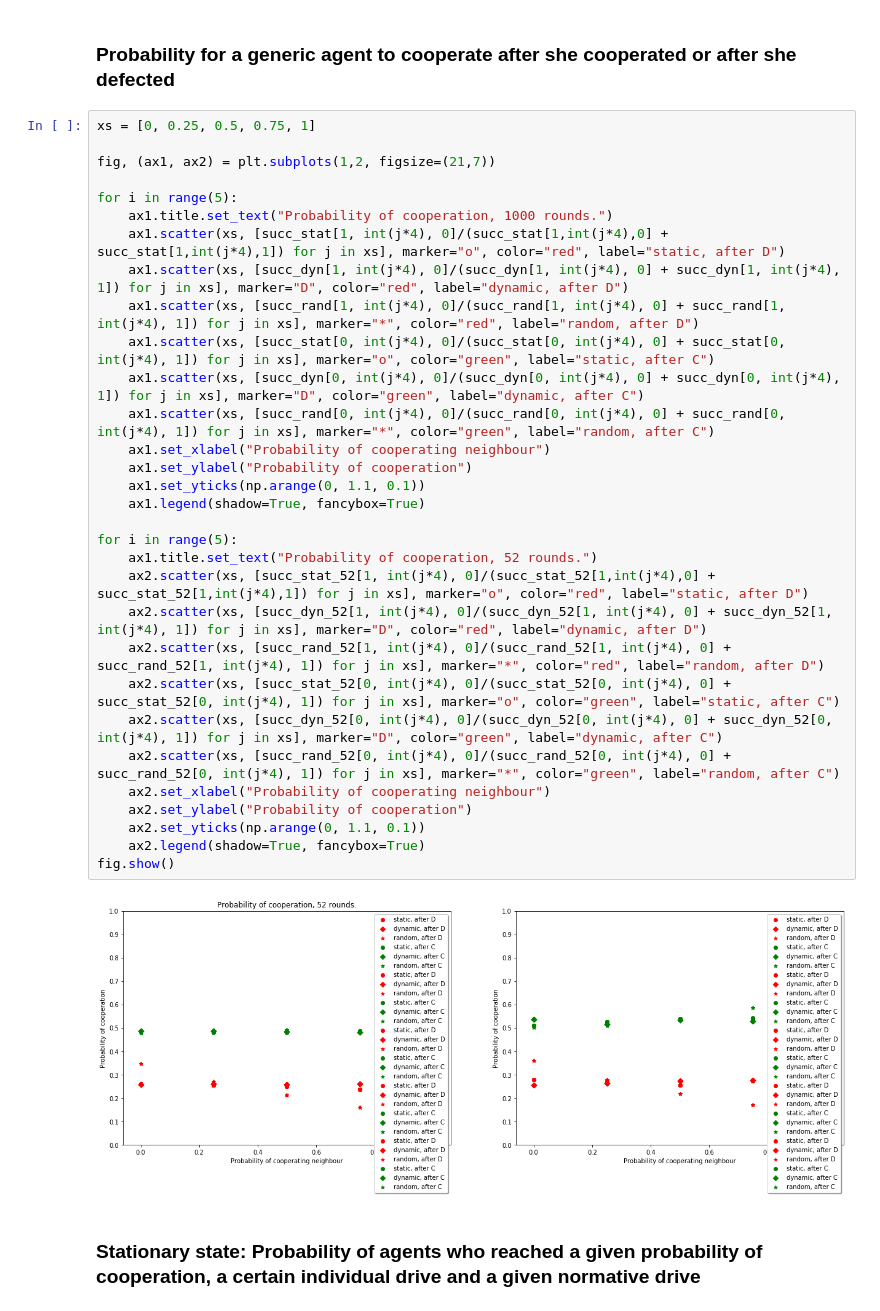
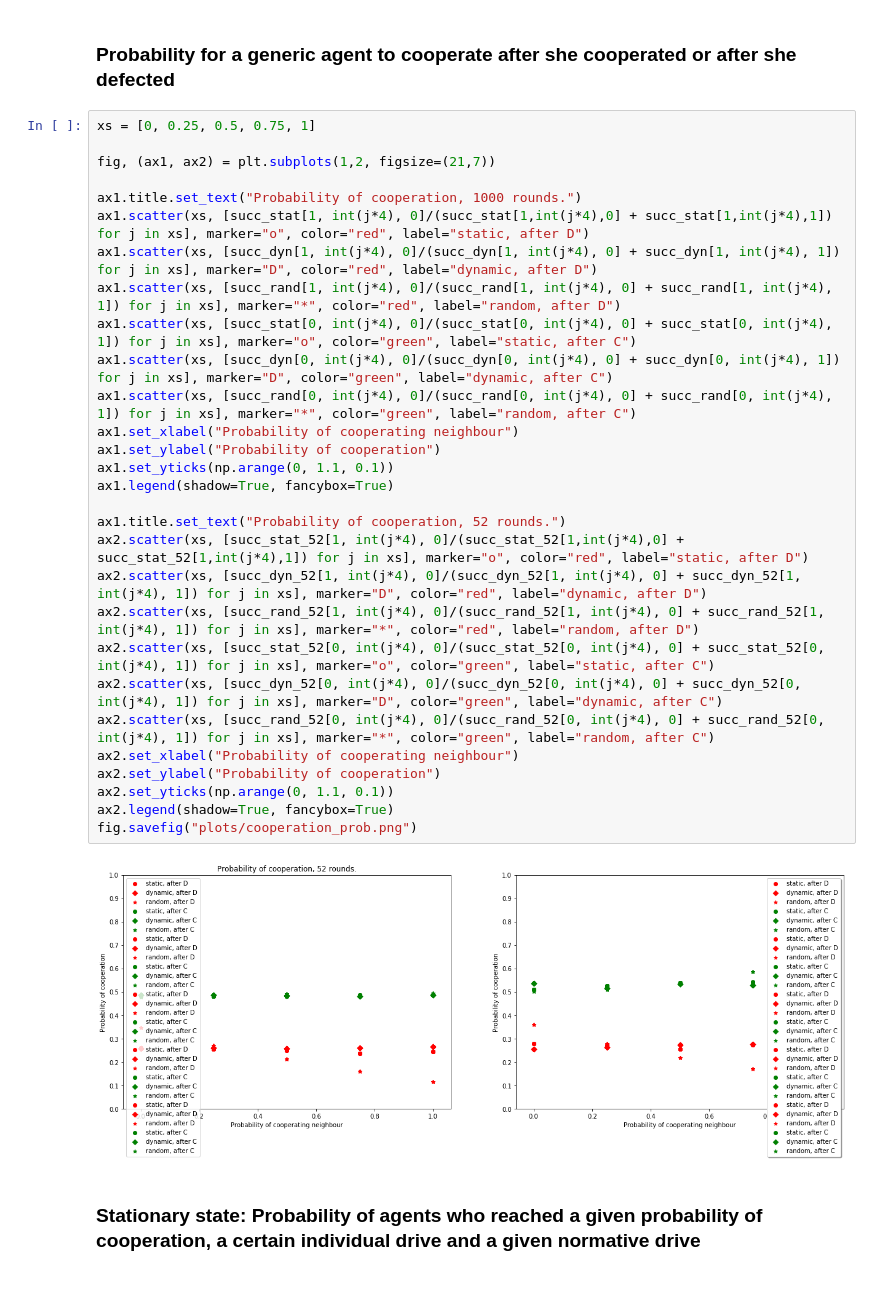
Before and after one commit to BeanOfChaos/infof409-RARL, a Jupyter notebook: EWANP_PrisonersDilemma.ipynb, the cells around one changed output. Cells and saved outputs as stored; diff of their text form.

Commit message:
Fixed messy plot

```diff
--- a/EWANP_PrisonersDilemma.ipynb
+++ b/EWANP_PrisonersDilemma.ipynb
@@ -325,36 +325,34 @@ fig.savefig('plots/prob_cooperation.png')
 # %%
 xs = [0, 0.25, 0.5, 0.75, 1]
 
 fig, (ax1, ax2) = plt.subplots(1,2, figsize=(21,7))
 
-for i in range(5):
-    ax1.title.set_text("Probability of cooperation, 1000 rounds.")
-    ax1.scatter(xs, [succ_stat[1, int(j*4), 0]/(succ_stat[1,int(j*4),0] + succ_stat[1,int(j*4),1]) for j in xs], marker="o", color="red", label="static, after D")
-    ax1.scatter(xs, [succ_dyn[1, int(j*4), 0]/(succ_dyn[1, int(j*4), 0] + succ_dyn[1, int(j*4), 1]) for j in xs], marker="D", color="red", label="dynamic, after D")
-    ax1.scatter(xs, [succ_rand[1, int(j*4), 0]/(succ_rand[1, int(j*4), 0] + succ_rand[1, int(j*4), 1]) for j in xs], marker="*", color="red", label="random, after D")
-    ax1.scatter(xs, [succ_stat[0, int(j*4), 0]/(succ_stat[0, int(j*4), 0] + succ_stat[0, int(j*4), 1]) for j in xs], marker="o", color="green", label="static, after C")
-    ax1.scatter(xs, [succ_dyn[0, int(j*4), 0]/(succ_dyn[0, int(j*4), 0] + succ_dyn[0, int(j*4), 1]) for j in xs], marker="D", color="green", label="dynamic, after C")
-    ax1.scatter(xs, [succ_rand[0, int(j*4), 0]/(succ_rand[0, int(j*4), 0] + succ_rand[0, int(j*4), 1]) for j in xs], marker="*", color="green", label="random, after C")
-    ax1.set_xlabel("Probability of cooperating neighbour")
-    ax1.set_ylabel("Probability of cooperation")
-    ax1.set_yticks(np.arange(0, 1.1, 0.1))
-    ax1.legend(shadow=True, fancybox=True)
+ax1.title.set_text("Probability of cooperation, 1000 rounds.")
+ax1.scatter(xs, [succ_stat[1, int(j*4), 0]/(succ_stat[1,int(j*4),0] + succ_stat[1,int(j*4),1]) for j in xs], marker="o", color="red", label="static, after D")
+ax1.scatter(xs, [succ_dyn[1, int(j*4), 0]/(succ_dyn[1, int(j*4), 0] + succ_dyn[1, int(j*4), 1]) for j in xs], marker="D", color="red", label="dynamic, after D")
+ax1.scatter(xs, [succ_rand[1, int(j*4), 0]/(succ_rand[1, int(j*4), 0] + succ_rand[1, int(j*4), 1]) for j in xs], marker="*", color="red", label="random, after D")
+ax1.scatter(xs, [succ_stat[0, int(j*4), 0]/(succ_stat[0, int(j*4), 0] + succ_stat[0, int(j*4), 1]) for j in xs], marker="o", color="green", label="static, after C")
+ax1.scatter(xs, [succ_dyn[0, int(j*4), 0]/(succ_dyn[0, int(j*4), 0] + succ_dyn[0, int(j*4), 1]) for j in xs], marker="D", color="green", label="dynamic, after C")
+ax1.scatter(xs, [succ_rand[0, int(j*4), 0]/(succ_rand[0, int(j*4), 0] + succ_rand[0, int(j*4), 1]) for j in xs], marker="*", color="green", label="random, after C")
+ax1.set_xlabel("Probability of cooperating neighbour")
+ax1.set_ylabel("Probability of cooperation")
+ax1.set_yticks(np.arange(0, 1.1, 0.1))
+ax1.legend(shadow=True, fancybox=True)
 
-for i in range(5):
-    ax1.title.set_text("Probability of cooperation, 52 rounds.")
-    ax2.scatter(xs, [succ_stat_52[1, int(j*4), 0]/(succ_stat_52[1,int(j*4),0] + succ_stat_52[1,int(j*4),1]) for j in xs], marker="o", color="red", label="static, after D")
-    ax2.scatter(xs, [succ_dyn_52[1, int(j*4), 0]/(succ_dyn_52[1, int(j*4), 0] + succ_dyn_52[1, int(j*4), 1]) for j in xs], marker="D", color="red", label="dynamic, after D")
-    ax2.scatter(xs, [succ_rand_52[1, int(j*4), 0]/(succ_rand_52[1, int(j*4), 0] + succ_rand_52[1, int(j*4), 1]) for j in xs], marker="*", color="red", label="random, after D")
-    ax2.scatter(xs, [succ_stat_52[0, int(j*4), 0]/(succ_stat_52[0, int(j*4), 0] + succ_stat_52[0, int(j*4), 1]) for j in xs], marker="o", color="green", label="static, after C")
-    ax2.scatter(xs, [succ_dyn_52[0, int(j*4), 0]/(succ_dyn_52[0, int(j*4), 0] + succ_dyn_52[0, int(j*4), 1]) for j in xs], marker="D", color="green", label="dynamic, after C")
-    ax2.scatter(xs, [succ_rand_52[0, int(j*4), 0]/(succ_rand_52[0, int(j*4), 0] + succ_rand_52[0, int(j*4), 1]) for j in xs], marker="*", color="green", label="random, after C")
-    ax2.set_xlabel("Probability of cooperating neighbour")
-    ax2.set_ylabel("Probability of cooperation")
-    ax2.set_yticks(np.arange(0, 1.1, 0.1))
-    ax2.legend(shadow=True, fancybox=True)
-fig.show()
+ax1.title.set_text("Probability of cooperation, 52 rounds.")
+ax2.scatter(xs, [succ_stat_52[1, int(j*4), 0]/(succ_stat_52[1,int(j*4),0] + succ_stat_52[1,int(j*4),1]) for j in xs], marker="o", color="red", label="static, after D")
+ax2.scatter(xs, [succ_dyn_52[1, int(j*4), 0]/(succ_dyn_52[1, int(j*4), 0] + succ_dyn_52[1, int(j*4), 1]) for j in xs], marker="D", color="red", label="dynamic, after D")
+ax2.scatter(xs, [succ_rand_52[1, int(j*4), 0]/(succ_rand_52[1, int(j*4), 0] + succ_rand_52[1, int(j*4), 1]) for j in xs], marker="*", color="red", label="random, after D")
+ax2.scatter(xs, [succ_stat_52[0, int(j*4), 0]/(succ_stat_52[0, int(j*4), 0] + succ_stat_52[0, int(j*4), 1]) for j in xs], marker="o", color="green", label="static, after C")
+ax2.scatter(xs, [succ_dyn_52[0, int(j*4), 0]/(succ_dyn_52[0, int(j*4), 0] + succ_dyn_52[0, int(j*4), 1]) for j in xs], marker="D", color="green", label="dynamic, after C")
+ax2.scatter(xs, [succ_rand_52[0, int(j*4), 0]/(succ_rand_52[0, int(j*4), 0] + succ_rand_52[0, int(j*4), 1]) for j in xs], marker="*", color="green", label="random, after C")
+ax2.set_xlabel("Probability of cooperating neighbour")
+ax2.set_ylabel("Probability of cooperation")
+ax2.set_yticks(np.arange(0, 1.1, 0.1))
+ax2.legend(shadow=True, fancybox=True)
+fig.savefig("plots/cooperation_prob.png")
 # %% [output]
-[figure, old version]
+[figure, new version]
 # %% [markdown]
 ### Stationary state: Probability of agents who reached a given probability of cooperation, a certain individual drive and a given normative drive
 # %%
```
